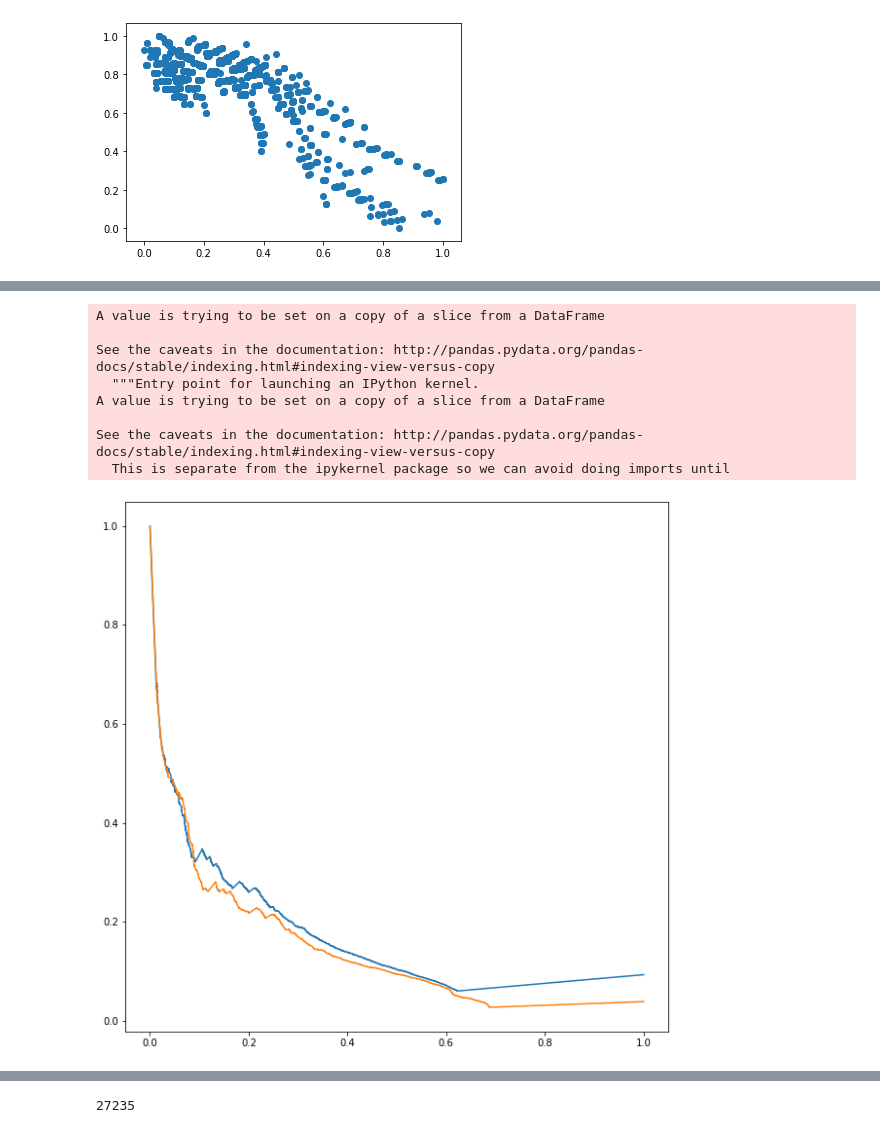
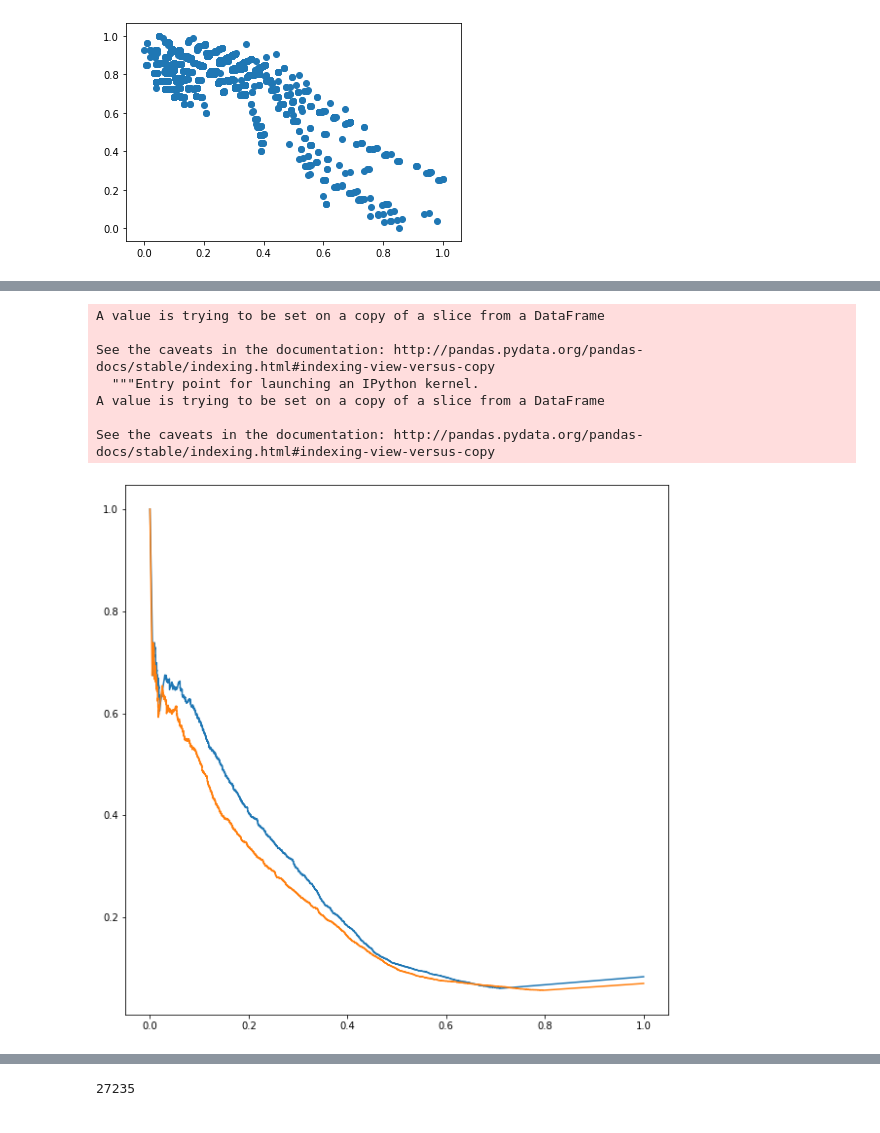
Before and after one commit to DessimozLab/HogProf, a Jupyter notebook: pyprofiler/notebooks/cafa/profile2GO.ipynb, the cells around one changed output, grey strips where cells are left out. Cells and saved outputs as stored; diff of their text form; code cells hidden in the pictures.

```diff
--- a/pyprofiler/notebooks/cafa/profile2GO.ipynb
+++ b/pyprofiler/notebooks/cafa/profile2GO.ipynb
@@ -258,7 +274,8 @@ print(sum(c.values()))
 print(len(index))
 min_annot= 50
 #index = { t:index[t] for t in index if c[t] > min_annot }
-c = { t:c[t] for t in index }
+#c = { t:c[t] for t in index }
+nannot = sum( c.values())
 #nterms = len(index)
 print(len(index))
 embedmat = embedder.predict( [np.array(list(index.values()) ) ] )
@@ -269,6 +286,11 @@ print(embedmat.shape)
 from sklearn.neighbors import KDTree as KD
 tree = KD( embedmat )
 print(tree)
+
+with open('kdtree.pkl' , 'wb') as treeout:
+    treeout.write( pickle.dumps(tree))
+with open('embedmat.pkl' , 'wb') as treeout:
+    treeout.write( pickle.dumps(embedmat))
 # %% [output]
 136560693
 31426
@@ -624,6 +640,6 @@ from functools import partial
 import random
 
 nannot = sum(c.values())
-nsamples = 2000
+nsamples = 100
 randoHogs =[ random.choice(list(hogs.keys())) for i in range( nsamples ) ]
 # %%
@@ -807,32 +730,27 @@ print(finaldf_embedder)
 # %%
-finaldf_naive.x2[finaldf_naive.score == 0 ] = 0
-
-finaldf_embedder.x2[finaldf_embedder.score == 0 ] = 0
-
-
+finaldf_naive.proba_posi[finaldf_naive.score == 0 ] = 0
+finaldf_embedder.proba_posi[finaldf_embedder.score == 0 ] = 0
 plt.figure( figsize = (10,10))
 precision, recall, thresholds = precision_recall_curve(finaldf_naive.ytrue, finaldf_naive.proba_posi)
 plt.plot(   recall , precision )
 
-precision, recall, thresholds = precision_recall_curve(finaldf_embedder.ytrue, finaldf_embedder.x2)
+precision, recall, thresholds = precision_recall_curve(finaldf_embedder.ytrue, finaldf_embedder.proba_posi)
 plt.plot(   recall , precision )
 plt.show()
-
 
 plt.figure( figsize = (10,10))
 fpr, tpr, thresholds = roc_curve( finaldf_naive.ytrue, finaldf_naive.proba_posi )
 plt.plot(fpr ,tpr)
-fpr, tpr, thresholds = roc_curve( finaldf_embedder.ytrue, finaldf_embedder.x2 )
+fpr, tpr, thresholds = roc_curve( finaldf_embedder.ytrue, finaldf_embedder.proba_posi)
 plt.plot(fpr ,tpr)
 plt.plot([0, 1], [0, 1], color='navy',  linestyle='--')
 plt.show()
 # %% [output]
 A value is trying to be set on a copy of a slice from a DataFrame
 
 See the caveats in the documentation: http://pandas.pydata.org/pandas-docs/stable/indexing.html#indexing-view-versus-copy
   """Entry point for launching an IPython kernel.
 A value is trying to be set on a copy of a slice from a DataFrame
 
 See the caveats in the documentation: http://pandas.pydata.org/pandas-docs/stable/indexing.html#indexing-view-versus-copy
-  This is separate from the ipykernel package so we can avoid doing imports until
-[figure, old version]
+[figure, new version]
```
Also changed, not shown: parts of 13 cells of this notebook, 4 other files.
